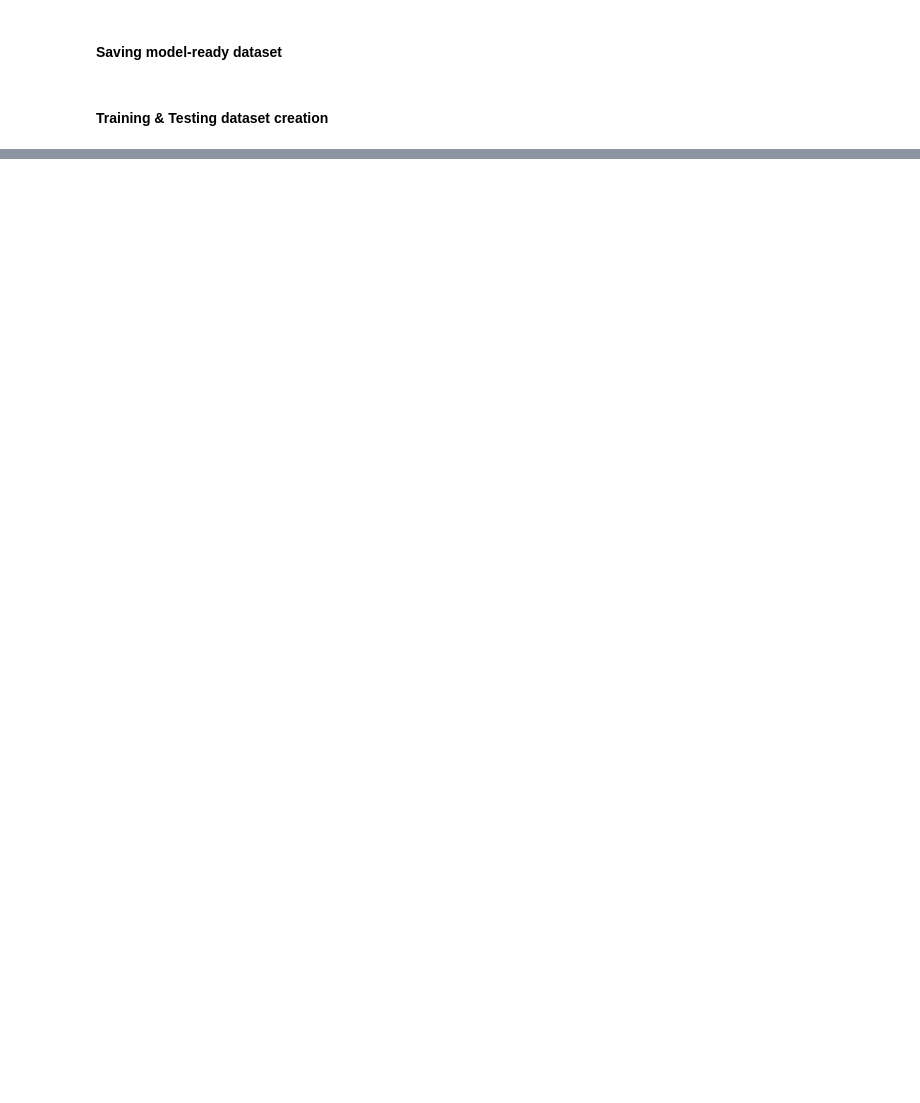
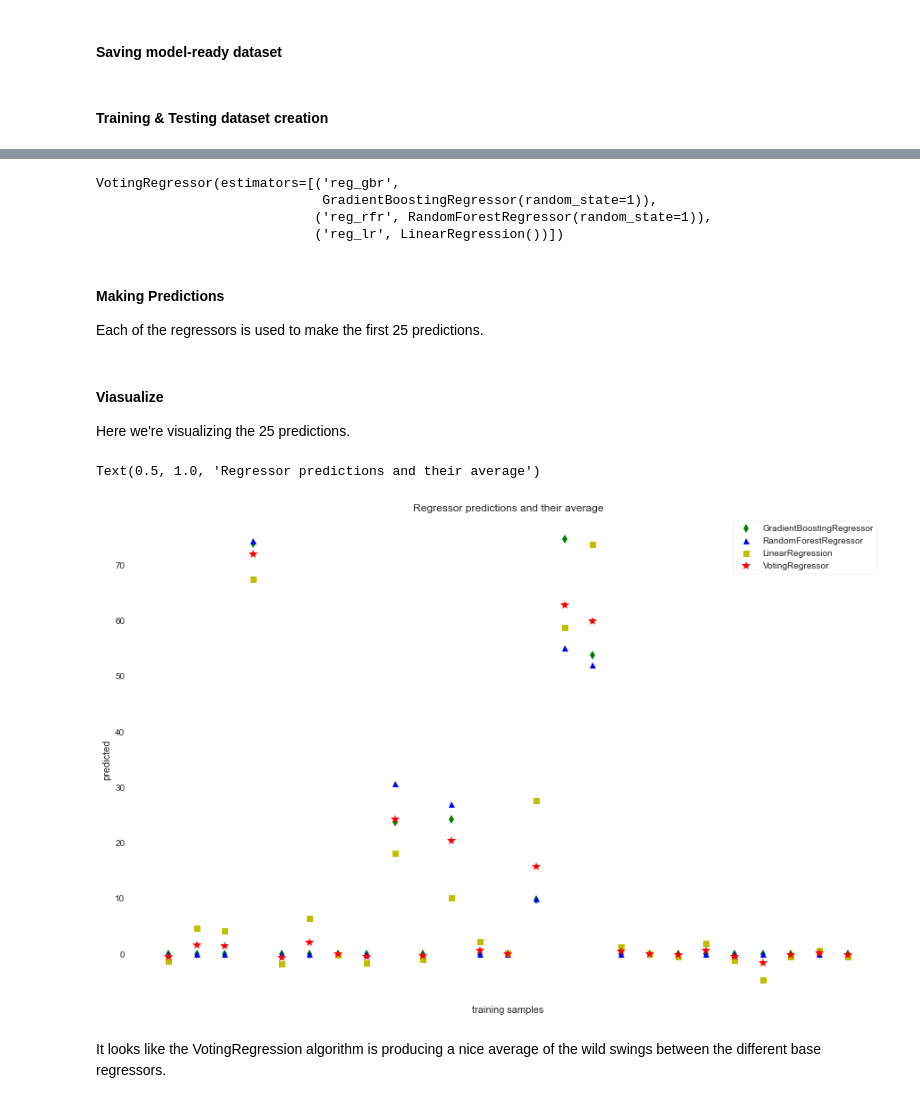
Before and after one commit to dj-m/CapstoneTwo, a Jupyter notebook: notebooks/CapstoneTwo_PredictingHighSchoolAdmissionsOffers.ipynb, the cells around one changed output, grey strips where cells are left out. Saved outputs shown, nothing was run; the diff lists cells and outputs as text; code cells hidden in the pictures; blank space fills up the shorter version.

Commit message:
run base regressors

```diff
--- a/notebooks/CapstoneTwo_PredictingHighSchoolAdmissionsOffers.ipynb
+++ b/notebooks/CapstoneTwo_PredictingHighSchoolAdmissionsOffers.ipynb
@@ -652,7 +654,8 @@ X_train, X_test, y_train, y_test = train_test_split(X.iloc[:,1:], y, test_size =
 # %%
 # Standardizing the magnitude of numeric features in training & test dataset
+from sklearn.preprocessing import StandardScaler
 
 scaler = StandardScaler()
 
-scaled_X_train = scaler.fit_transform(X_train)
-scaled_X_test = scaler.fit_transform(X_test)
+X_train_scaled = scaler.fit_transform(X_train)
+X_test_scaled = scaler.transform(X_test)
@@ -658,0 +668,55 @@ scaled_X_test = scaler.fit_transform(X_test)
+# %%
+from sklearn.ensemble import GradientBoostingRegressor #base regressor
+from sklearn.ensemble import RandomForestRegressor #base regressor
+from sklearn.linear_model import LinearRegression #base regressor
+from sklearn.ensemble import VotingRegressor #ensemble meta-estimator
+
+# Train classifiers
+reg_gbr = GradientBoostingRegressor(random_state=1)
+reg_rfr = RandomForestRegressor(random_state=1)
+reg_lr = LinearRegression()
+
+reg_gbr.fit(X_train_scaled, y_train)
+reg_rfr.fit(X_train_scaled, y_train)
+reg_lr.fit(X_train_scaled, y_train)
+
+ereg = VotingRegressor([('reg_gbr', reg_gbr), ('reg_rfr', reg_rfr), ('reg_lr', reg_lr)])
+ereg.fit(X_train_scaled, y_train)
+# %% [output]
+VotingRegressor(estimators=[('reg_gbr',
+                             GradientBoostingRegressor(random_state=1)),
+                            ('reg_rfr', RandomForestRegressor(random_state=1)),
+                            ('reg_lr', LinearRegression())])
+# %% [markdown]
+#### Making Predictions ####
+
+Each of the regressors is used to make the first 25 predictions.
+# %%
+xt = X_test_scaled[:25]
+
+pred_gbr = reg_gbr.predict(xt)
+pred_rfr = reg_rfr.predict(xt)
+pred_lr = reg_lr.predict(xt)
+pred_ereg = ereg.predict(xt)
+# %% [markdown]
+#### Viasualize ####
+
+Here we're visualizing the 25 predictions.
+# %%
+plt.figure(figsize = (15,10))
+plt.plot(pred_gbr, 'gd', label='GradientBoostingRegressor')
+plt.plot(pred_rfr, 'b^', label='RandomForestRegressor')
+plt.plot(pred_lr, 'ys', label='LinearRegression')
+plt.plot(pred_ereg, 'r*', ms=10, label='VotingRegressor')
+
+plt.tick_params(axis='x', which='both', bottom=False, top=False,
+                labelbottom=False)
+plt.ylabel('predicted')
+plt.xlabel('training samples')
+plt.legend(loc="best")
+plt.title('Regressor predictions and their average')
+# %% [output]
+Text(0.5, 1.0, 'Regressor predictions and their average')
+[figure, added]
+# %% [markdown]
+It looks like the VotingRegression algorithm is producing a nice average of the wild swings between the different base regressors.
```
Also changed, not shown: parts of 22 cells of this notebook.
